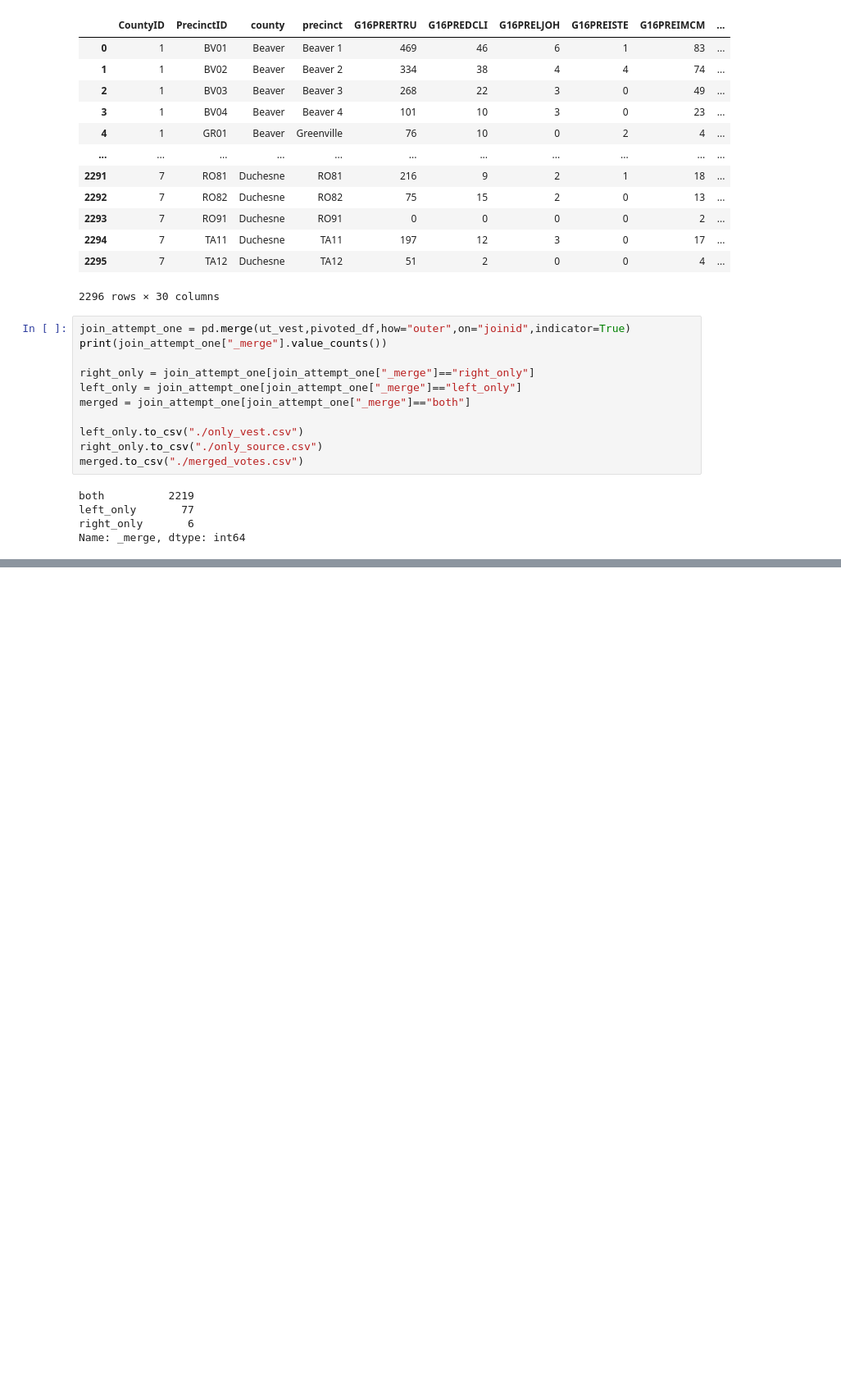
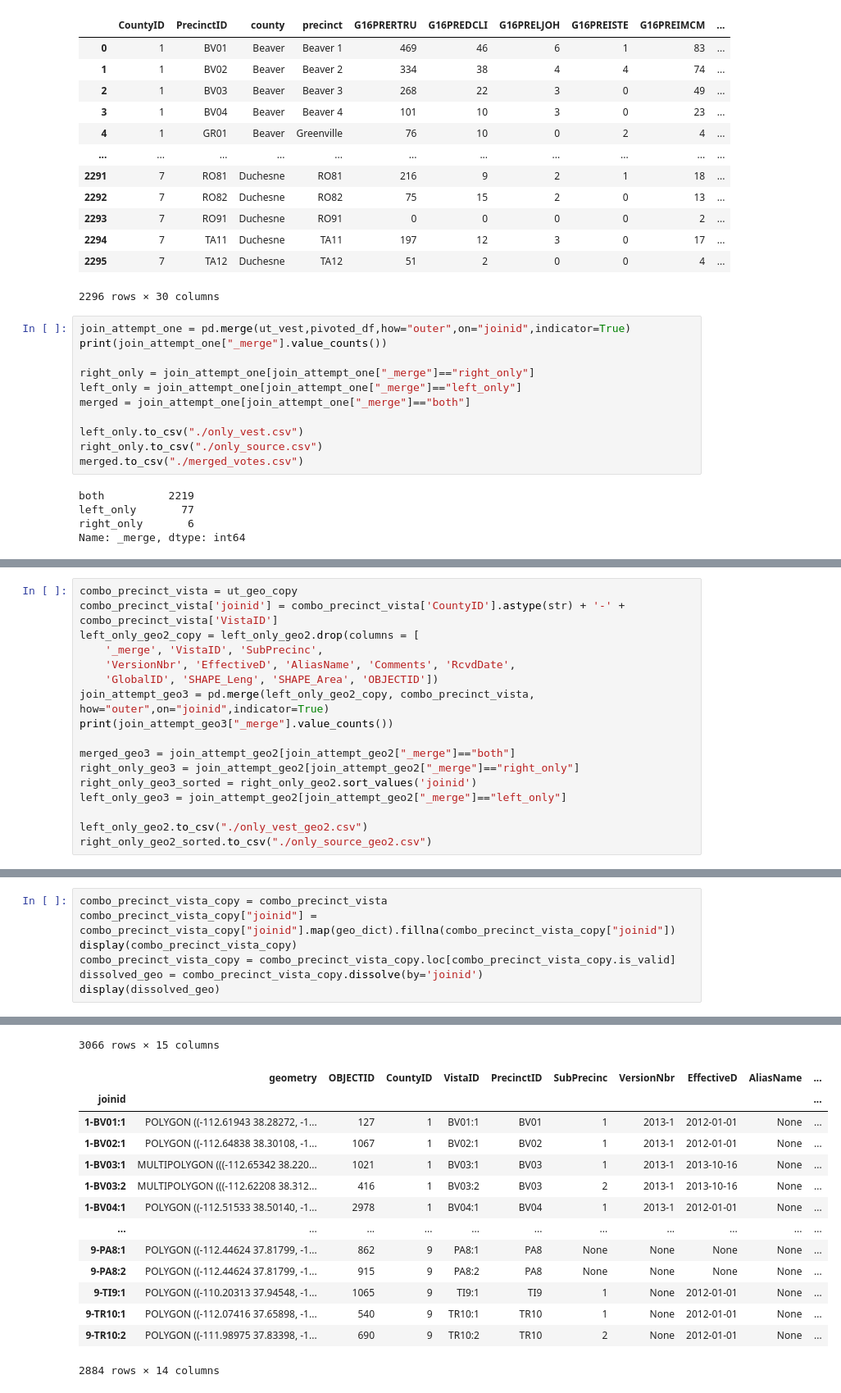
Before and after one commit to nonpartisan-redistricting-datahub/pdv-ut, a Jupyter notebook: vest-ut-2016/validation.ipynb, the cells around one changed output, grey strips where cells are left out. Shown: that part at 82% size. Cells and saved outputs as stored; diff of their text form; blank space fills up the shorter version.

```diff
--- a/vest-ut-2016/validation.ipynb
+++ b/vest-ut-2016/validation.ipynb
@@ -706,0 +951,17 @@ Name: _merge, dtype: int64
+# %%
+combo_precinct_vista = ut_geo_copy
+combo_precinct_vista['joinid'] = combo_precinct_vista['CountyID'].astype(str) + '-' + combo_precinct_vista['VistaID']
+left_only_geo2_copy = left_only_geo2.drop(columns = [
+    '_merge', 'VistaID', 'SubPrecinc',
+    'VersionNbr', 'EffectiveD', 'AliasName', 'Comments', 'RcvdDate',
+    'GlobalID', 'SHAPE_Leng', 'SHAPE_Area', 'OBJECTID'])
+join_attempt_geo3 = pd.merge(left_only_geo2_copy, combo_precinct_vista, how="outer",on="joinid",indicator=True)
+print(join_attempt_geo3["_merge"].value_counts())
+
+merged_geo3 = join_attempt_geo2[join_attempt_geo2["_merge"]=="both"]
+right_only_geo3 = join_attempt_geo2[join_attempt_geo2["_merge"]=="right_only"]
+right_only_geo3_sorted = right_only_geo2.sort_values('joinid')
+left_only_geo3 = join_attempt_geo2[join_attempt_geo2["_merge"]=="left_only"]
+
+left_only_geo2.to_csv("./only_vest_geo2.csv")
+right_only_geo2_sorted.to_csv("./only_source_geo2.csv")
@@ -706,0 +1083,8 @@ Name: _merge, dtype: int64
+# %%
+combo_precinct_vista_copy = combo_precinct_vista
+combo_precinct_vista_copy["joinid"] = combo_precinct_vista_copy["joinid"].map(geo_dict).fillna(combo_precinct_vista_copy["joinid"])
+display(combo_precinct_vista_copy)
+combo_precinct_vista_copy = combo_precinct_vista_copy.loc[combo_precinct_vista_copy.is_valid]
+dissolved_geo = combo_precinct_vista_copy.dissolve(by='joinid')
+display(dissolved_geo)
+# %% [output]
@@ -706,0 +1103,15 @@ Name: _merge, dtype: int64
+3066 rows × 15 columns
+|  | geometry | OBJECTID | CountyID | VistaID | PrecinctID | SubPrecinc | VersionNbr | EffectiveD | AliasName | ... |
+| joinid |  |  |  |  |  |  |  |  |  | ... |
+| 1-BV01:1 | POLYGON ((-112.61943 38.28272, -1... | 127 | 1 | BV01:1 | BV01 | 1 | 2013-1 | 2012-01-01 | None | ... |
+| 1-BV02:1 | POLYGON ((-112.64838 38.30108, -1... | 1067 | 1 | BV02:1 | BV02 | 1 | 2013-1 | 2012-01-01 | None | ... |
+| 1-BV03:1 | MULTIPOLYGON (((-112.65342 38.220... | 1021 | 1 | BV03:1 | BV03 | 1 | 2013-1 | 2013-10-16 | None | ... |
+| 1-BV03:2 | MULTIPOLYGON (((-112.62208 38.312... | 416 | 1 | BV03:2 | BV03 | 2 | 2013-1 | 2013-10-16 | None | ... |
+| 1-BV04:1 | POLYGON ((-112.51533 38.50140, -1... | 2978 | 1 | BV04:1 | BV04 | 1 | 2013-1 | 2012-01-01 | None | ... |
+| ... | ... | ... | ... | ... | ... | ... | ... | ... | ... | ... |
+| 9-PA8:1 | POLYGON ((-112.44624 37.81799, -1... | 862 | 9 | PA8:1 | PA8 | None | None | None | None | ... |
+| 9-PA8:2 | POLYGON ((-112.44624 37.81799, -1... | 915 | 9 | PA8:2 | PA8 | None | None | None | None | ... |
+| 9-TI9:1 | POLYGON ((-110.20313 37.94548, -1... | 1065 | 9 | TI9:1 | TI9 | 1 | None | 2012-01-01 | None | ... |
+| 9-TR10:1 | POLYGON ((-112.07416 37.65898, -1... | 540 | 9 | TR10:1 | TR10 | 1 | None | 2012-01-01 | None | ... |
+| 9-TR10:2 | POLYGON ((-111.98975 37.83398, -1... | 690 | 9 | TR10:2 | TR10 | 2 | None | 2012-01-01 | None | ... |
+2884 rows × 14 columns
```
Also changed, not shown: parts of 20 cells of this notebook.
